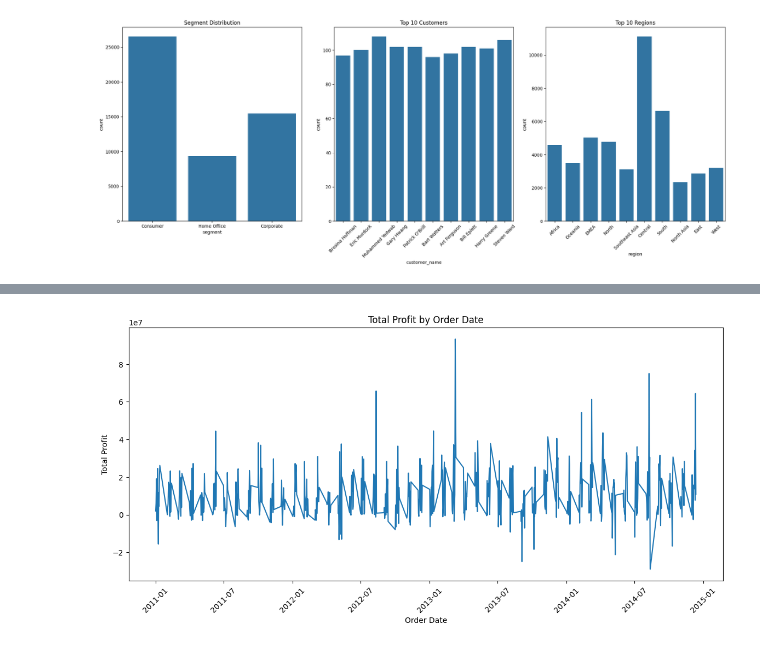
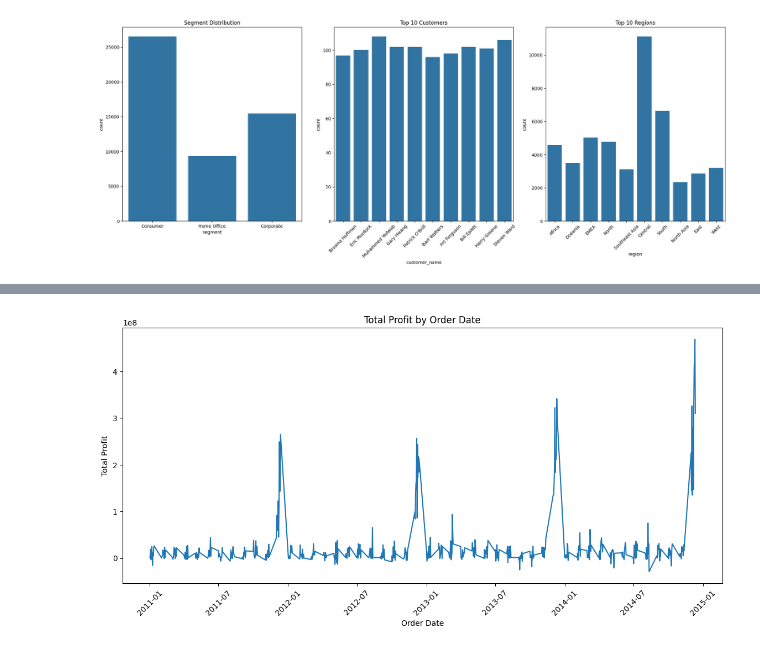
Before and after one commit to Mipjeiger/Supermarket-Sales, a Jupyter notebook: ML_Engineer/EDA/01_EDA.ipynb, the cells around one changed output, grey strips where cells are left out. Drawn from its saved outputs; the diff is of its cells as text; code cells hidden in the pictures.

```diff
--- a/ML_Engineer/EDA/01_EDA.ipynb
+++ b/ML_Engineer/EDA/01_EDA.ipynb
@@ -145,5 +147,8 @@ df['sales'] = linear_interpolated_sales
 df['unit_price'] = linear_interpolated_unit_price
 df['profit_margin'] = linear_interpolated_profit_margin
 # %%
-df['sales'].describe()
+# Handle missing values for order_date and ship_date columns using forward fill method
+df['order_date'] = df['order_date'].ffill()
+df['ship_date'] = df['ship_date'].ffill()
+df.isnull().sum()
 # %% [output]
@@ -222,12 +222,12 @@ plt.show()
 # %%
-# Total sales by order_date
-sales_by_date = df.groupby('order_date')['profit'].sum().reset_index()
+# Total profit by order_date
+profit_by_date = df.groupby('order_date')['profit'].sum().reset_index()
 plt.figure(figsize=(14, 6))
-plt.plot(sales_by_date['order_date'], sales_by_date['profit'])
+plt.plot(profit_by_date['order_date'], profit_by_date['profit'])
 plt.title('Total Profit by Order Date')
 plt.xlabel('Order Date')
 plt.ylabel('Total Profit')
 plt.xticks(rotation=45)
 plt.show()
 # %% [output]
-[figure, old version]
+[figure, new version]
```
Also changed, not shown: parts of 18 cells of this notebook.
